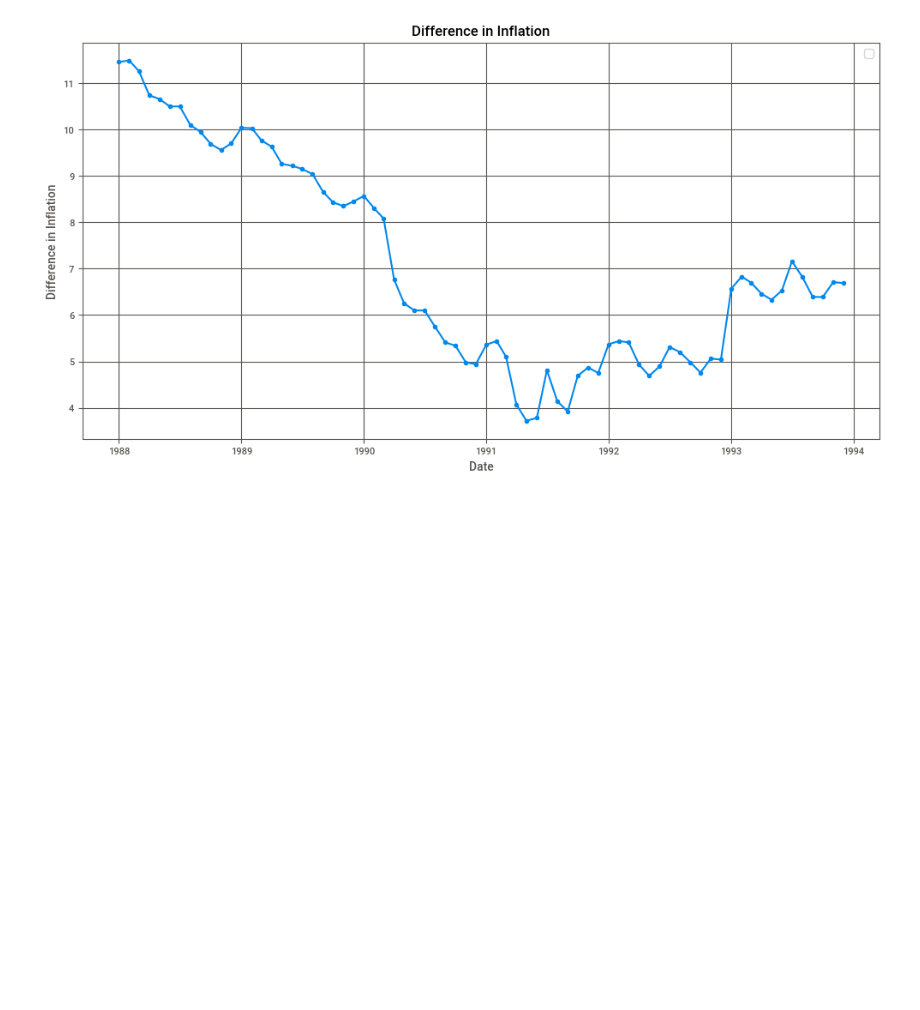
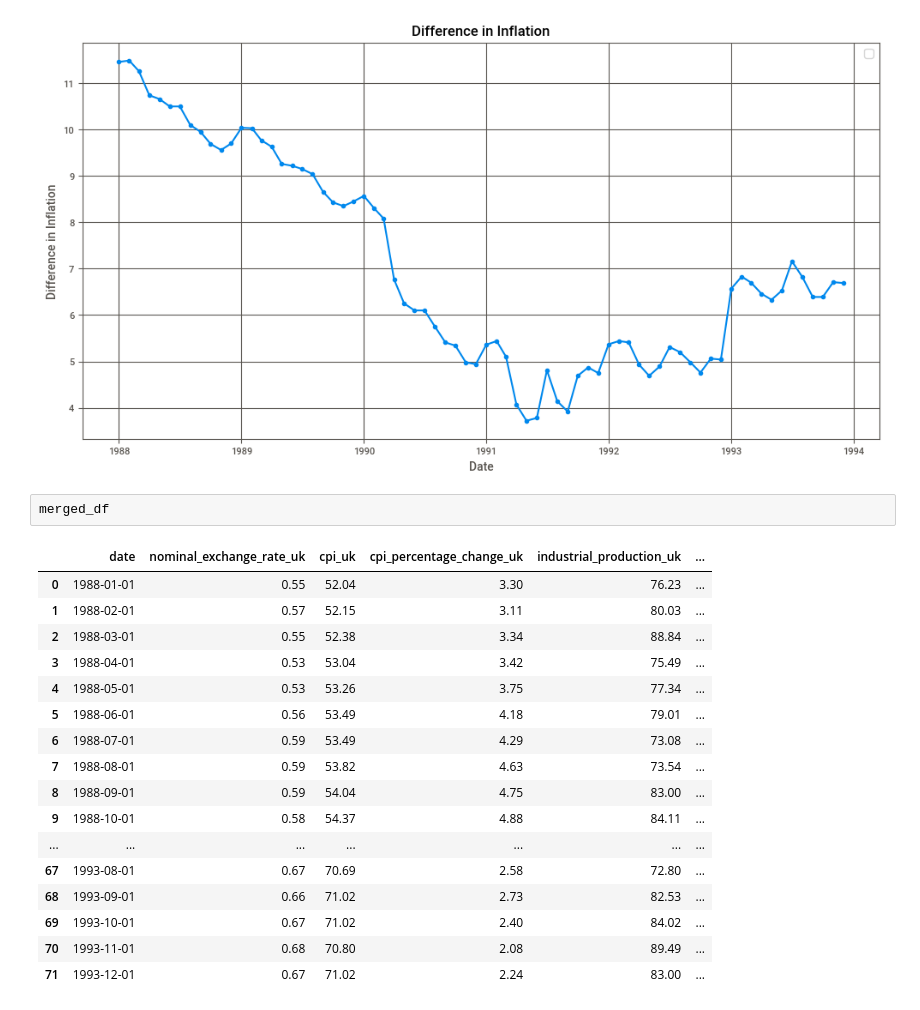
Before and after one commit to vigneshnara88/EC1B1_JJVH, a Jupyter notebook: 6.1.2_analysis.ipynb, the cells around one changed output. Saved outputs shown, nothing was run; the diff lists cells and outputs as text; blank space fills up the shorter version.

```diff
--- a/6.1.2_analysis.ipynb
+++ b/6.1.2_analysis.ipynb
@@ -217,3 +217,23 @@ plt.grid(True)
 plt.show()
 # %% [output]
 [figure]
+# %%
+merged_df
+# %% [output]
+|  | date | nominal_exchange_rate_uk | cpi_uk | cpi_percentage_change_uk | industrial_production_uk | ... |
+| 0 | 1988-01-01 | 0.55 | 52.04 | 3.30 | 76.23 | ... |
+| 1 | 1988-02-01 | 0.57 | 52.15 | 3.11 | 80.03 | ... |
+| 2 | 1988-03-01 | 0.55 | 52.38 | 3.34 | 88.84 | ... |
+| 3 | 1988-04-01 | 0.53 | 53.04 | 3.42 | 75.49 | ... |
+| 4 | 1988-05-01 | 0.53 | 53.26 | 3.75 | 77.34 | ... |
+| 5 | 1988-06-01 | 0.56 | 53.49 | 4.18 | 79.01 | ... |
+| 6 | 1988-07-01 | 0.59 | 53.49 | 4.29 | 73.08 | ... |
+| 7 | 1988-08-01 | 0.59 | 53.82 | 4.63 | 73.54 | ... |
+| 8 | 1988-09-01 | 0.59 | 54.04 | 4.75 | 83.00 | ... |
+| 9 | 1988-10-01 | 0.58 | 54.37 | 4.88 | 84.11 | ... |
+| ... | ... | ... | ... | ... | ... | ... |
+| 67 | 1993-08-01 | 0.67 | 70.69 | 2.58 | 72.80 | ... |
+| 68 | 1993-09-01 | 0.66 | 71.02 | 2.73 | 82.53 | ... |
+| 69 | 1993-10-01 | 0.67 | 71.02 | 2.40 | 84.02 | ... |
+| 70 | 1993-11-01 | 0.68 | 70.80 | 2.08 | 89.49 | ... |
+| 71 | 1993-12-01 | 0.67 | 71.02 | 2.24 | 83.00 | ... |
```
Also changed, not shown: parts of 1 cell of this notebook.
